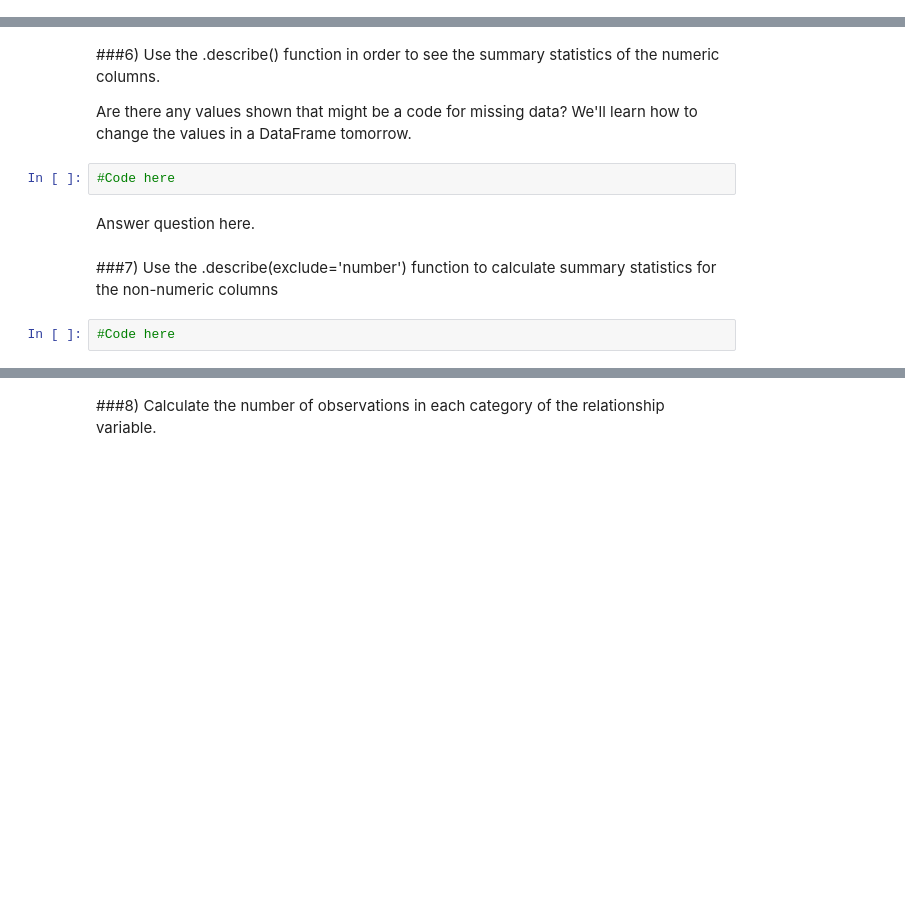
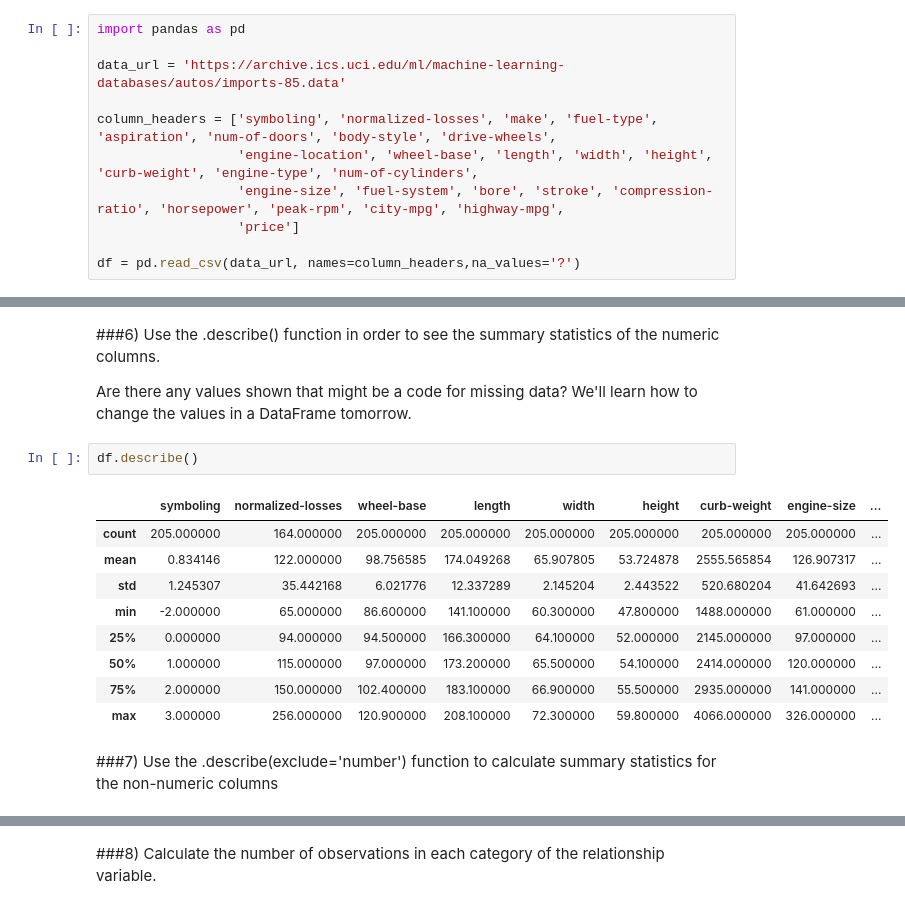
Before and after one commit to jduell12/DS-Unit-1-Sprint-1-Data-Wrangling-and-Storytelling, a Jupyter notebook: module1-exploratory-data-analysis/LS_DS_111_Exploratory_Data_Analysis_Assignment.ipynb, the cells around one changed output, grey strips where cells are left out. Cells and saved outputs as stored; diff of their text form; blank space fills up the shorter version.

```diff
--- a/module1-exploratory-data-analysis/LS_DS_111_Exploratory_Data_Analysis_Assignment.ipynb
+++ b/module1-exploratory-data-analysis/LS_DS_111_Exploratory_Data_Analysis_Assignment.ipynb
@@ -23,2 +21,13 @@ Specify the column headers as:'age', 'workclass', 'fnlwgt', 'education', 'educat
+# %%
+import pandas as pd
+
+data_url = 'https://archive.ics.uci.edu/ml/machine-learning-databases/autos/imports-85.data'
+
+column_headers = ['symboling', 'normalized-losses', 'make', 'fuel-type', 'aspiration', 'num-of-doors', 'body-style', 'drive-wheels',
+                  'engine-location', 'wheel-base', 'length', 'width', 'height', 'curb-weight', 'engine-type', 'num-of-cylinders',
+                  'engine-size', 'fuel-system', 'bore', 'stroke', 'compression-ratio', 'horsepower', 'peak-rpm', 'city-mpg', 'highway-mpg',
+                  'price']
+
+df = pd.read_csv(data_url, names=column_headers,na_values='?')
 # %% [markdown]
 ###2) Print the first 5 and the last 5 rows.
@@ -43,11 +106,17 @@ Check for missing values using .isnull().sum().
 ###6) Use the .describe() function in order to see the summary statistics of the numeric columns.
 
 Are there any values shown that might be a code for missing data?  We'll learn how to change the values in a DataFrame tomorrow.
-# %%
-#Code here
-# %% [markdown]
-Answer question here.
+# %%
+df.describe()
+# %% [output]
+|  | symboling | normalized-losses | wheel-base | length | width | height | curb-weight | engine-size | ... |
+| count | 205.000000 | 164.000000 | 205.000000 | 205.000000 | 205.000000 | 205.000000 | 205.000000 | 205.000000 | ... |
+| mean | 0.834146 | 122.000000 | 98.756585 | 174.049268 | 65.907805 | 53.724878 | 2555.565854 | 126.907317 | ... |
+| std | 1.245307 | 35.442168 | 6.021776 | 12.337289 | 2.145204 | 2.443522 | 520.680204 | 41.642693 | ... |
+| min | -2.000000 | 65.000000 | 86.600000 | 141.100000 | 60.300000 | 47.800000 | 1488.000000 | 61.000000 | ... |
+| 25% | 0.000000 | 94.000000 | 94.500000 | 166.300000 | 64.100000 | 52.000000 | 2145.000000 | 97.000000 | ... |
+| 50% | 1.000000 | 115.000000 | 97.000000 | 173.200000 | 65.500000 | 54.100000 | 2414.000000 | 120.000000 | ... |
+| 75% | 2.000000 | 150.000000 | 102.400000 | 183.100000 | 66.900000 | 55.500000 | 2935.000000 | 141.000000 | ... |
+| max | 3.000000 | 256.000000 | 120.900000 | 208.100000 | 72.300000 | 59.800000 | 4066.000000 | 326.000000 | ... |
 # %% [markdown]
 ###7) Use the .describe(exclude='number') function to calculate summary statistics for the non-numeric columns
-# %%
-#Code here
```
Also changed, not shown: parts of 24 cells of this notebook.
